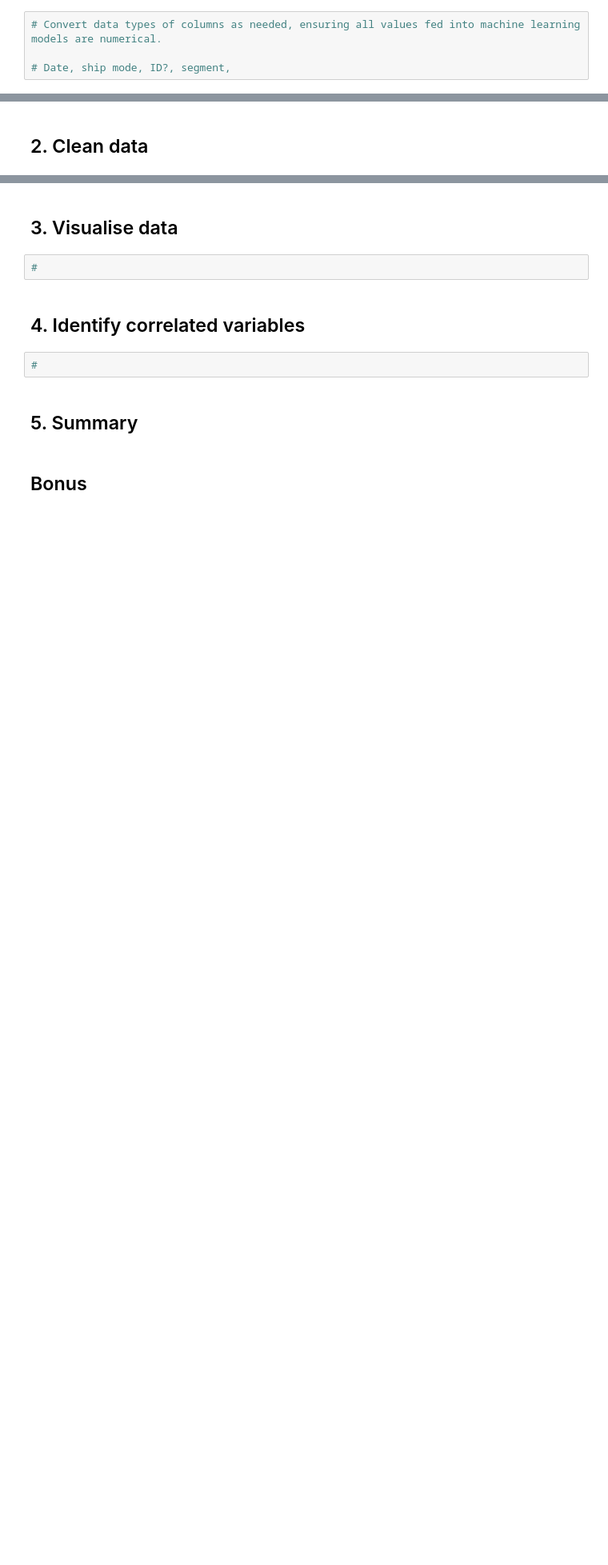
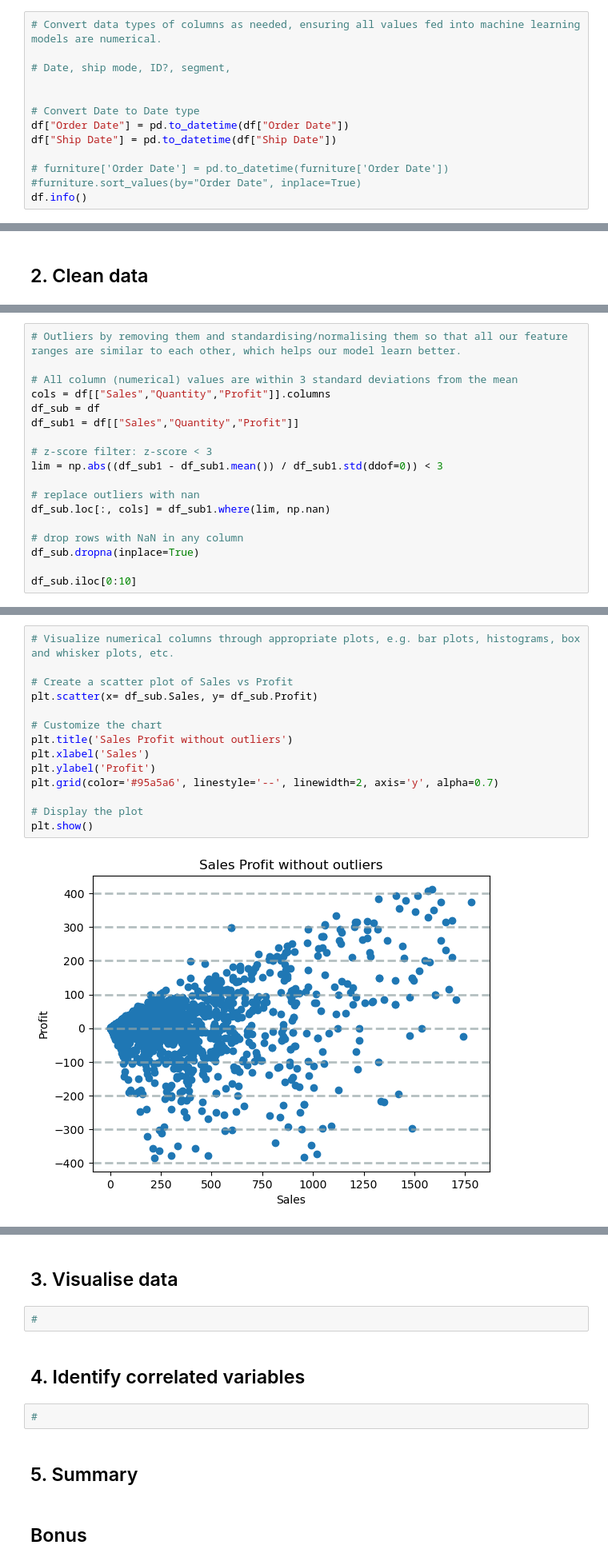
Before and after one commit to CandaceYMS/2024-Phase-2-data-science, a Jupyter notebook: data-science/1. Analysis and Preprocessing/part1-submission.ipynb, the cells around one changed output, grey strips where cells are left out. Shown: that part at 80% size. Saved outputs shown, nothing was run; the diff lists cells and outputs as text; blank space fills up the shorter version.

```diff
--- a/data-science/1. Analysis and Preprocessing/part1-submission.ipynb
+++ b/data-science/1. Analysis and Preprocessing/part1-submission.ipynb
@@ -231,3 +249,12 @@ fig.show()
 # Convert data types of columns as needed, ensuring all values fed into machine learning models are numerical.
 
 # Date, ship mode, ID?, segment,
+
+
+# Convert Date to Date type
+df["Order Date"] = pd.to_datetime(df["Order Date"])
+df["Ship Date"] = pd.to_datetime(df["Ship Date"])
+
+# furniture['Order Date'] = pd.to_datetime(furniture['Order Date'])
+#furniture.sort_values(by="Order Date", inplace=True)
+df.info()
@@ -237,0 +324,18 @@ fig.show()
+# %%
+# Outliers by removing them and standardising/normalising them so that all our feature ranges are similar to each other, which helps our model learn better.
+
+# All column (numerical) values are within 3 standard deviations from the mean
+cols = df[["Sales","Quantity","Profit"]].columns
+df_sub = df
+df_sub1 = df[["Sales","Quantity","Profit"]]
+
+# z-score filter: z-score < 3
+lim = np.abs((df_sub1 - df_sub1.mean()) / df_sub1.std(ddof=0)) < 3
+
+# replace outliers with nan
+df_sub.loc[:, cols] = df_sub1.where(lim, np.nan)
+
+# drop rows with NaN in any column
+df_sub.dropna(inplace=True)
+
+df_sub.iloc[0:10]
@@ -237,0 +355,16 @@ fig.show()
+# %%
+# Visualize numerical columns through appropriate plots, e.g. bar plots, histograms, box and whisker plots, etc.
+
+# Create a scatter plot of Sales vs Profit
+plt.scatter(x= df_sub.Sales, y= df_sub.Profit)
+
+# Customize the chart
+plt.title('Sales Profit without outliers')
+plt.xlabel('Sales')
+plt.ylabel('Profit')
+plt.grid(color='#95a5a6', linestyle='--', linewidth=2, axis='y', alpha=0.7)
+
+# Display the plot
+plt.show()
+# %% [output]
+[figure, added]
```
Also changed, not shown: parts of 17 cells of this notebook.
